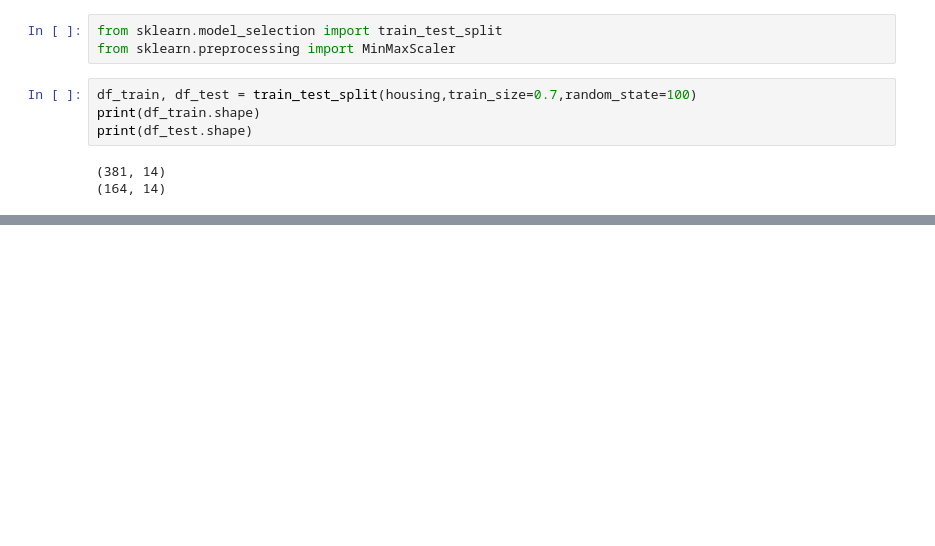
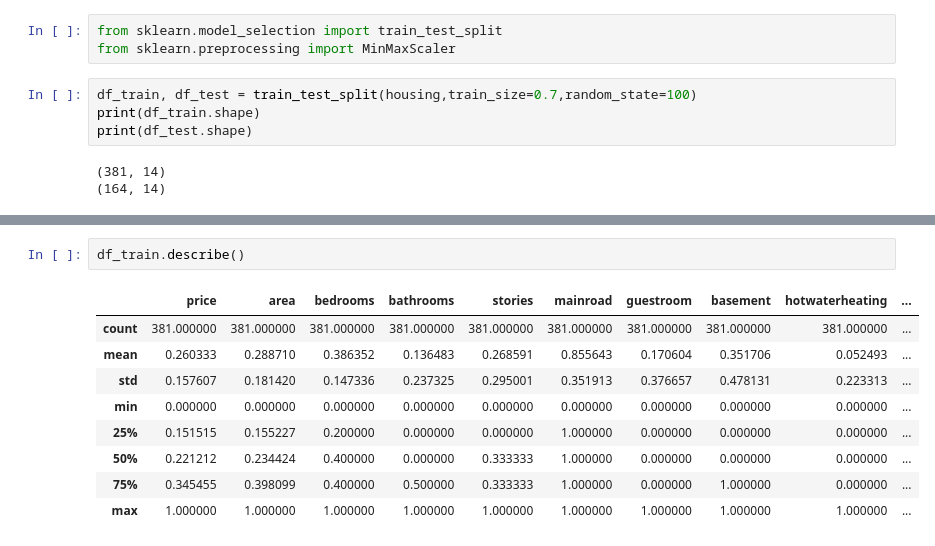
Before and after one commit to subhashiitb/IITKGP-ML, a Jupyter notebook: BasicsOfML/M1/S4/4.3/M1-S4-4.3.Multiple-Linear-Regression.ipynb, the cells around one changed output, grey strips where cells are left out. Saved outputs shown, nothing was run; the diff lists cells and outputs as text; blank space fills up the shorter version.

```diff
--- a/BasicsOfML/M1/S4/4.3/M1-S4-4.3.Multiple-Linear-Regression.ipynb
+++ b/BasicsOfML/M1/S4/4.3/M1-S4-4.3.Multiple-Linear-Regression.ipynb
@@ -185,0 +223,12 @@ print(df_test.shape)
+# %%
+df_train.describe()
+# %% [output]
+|  | price | area | bedrooms | bathrooms | stories | mainroad | guestroom | basement | hotwaterheating | ... |
+| count | 381.000000 | 381.000000 | 381.000000 | 381.000000 | 381.000000 | 381.000000 | 381.000000 | 381.000000 | 381.000000 | ... |
+| mean | 0.260333 | 0.288710 | 0.386352 | 0.136483 | 0.268591 | 0.855643 | 0.170604 | 0.351706 | 0.052493 | ... |
+| std | 0.157607 | 0.181420 | 0.147336 | 0.237325 | 0.295001 | 0.351913 | 0.376657 | 0.478131 | 0.223313 | ... |
+| min | 0.000000 | 0.000000 | 0.000000 | 0.000000 | 0.000000 | 0.000000 | 0.000000 | 0.000000 | 0.000000 | ... |
+| 25% | 0.151515 | 0.155227 | 0.200000 | 0.000000 | 0.000000 | 1.000000 | 0.000000 | 0.000000 | 0.000000 | ... |
+| 50% | 0.221212 | 0.234424 | 0.400000 | 0.000000 | 0.333333 | 1.000000 | 0.000000 | 0.000000 | 0.000000 | ... |
+| 75% | 0.345455 | 0.398099 | 0.400000 | 0.500000 | 0.333333 | 1.000000 | 0.000000 | 1.000000 | 0.000000 | ... |
+| max | 1.000000 | 1.000000 | 1.000000 | 1.000000 | 1.000000 | 1.000000 | 1.000000 | 1.000000 | 1.000000 | ... |
```
Also changed, not shown: parts of 21 cells of this notebook.
